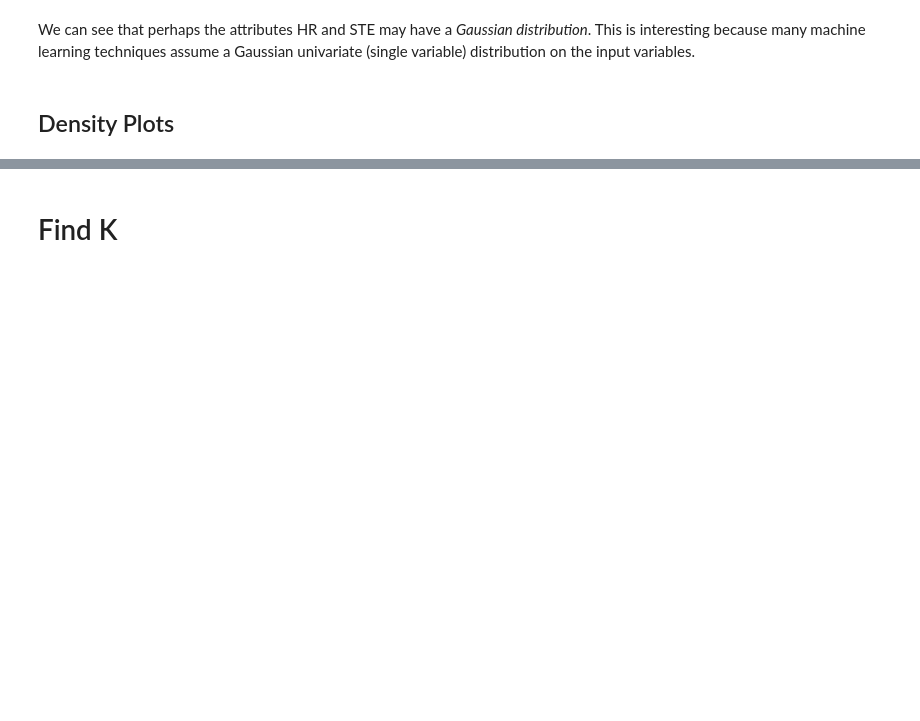
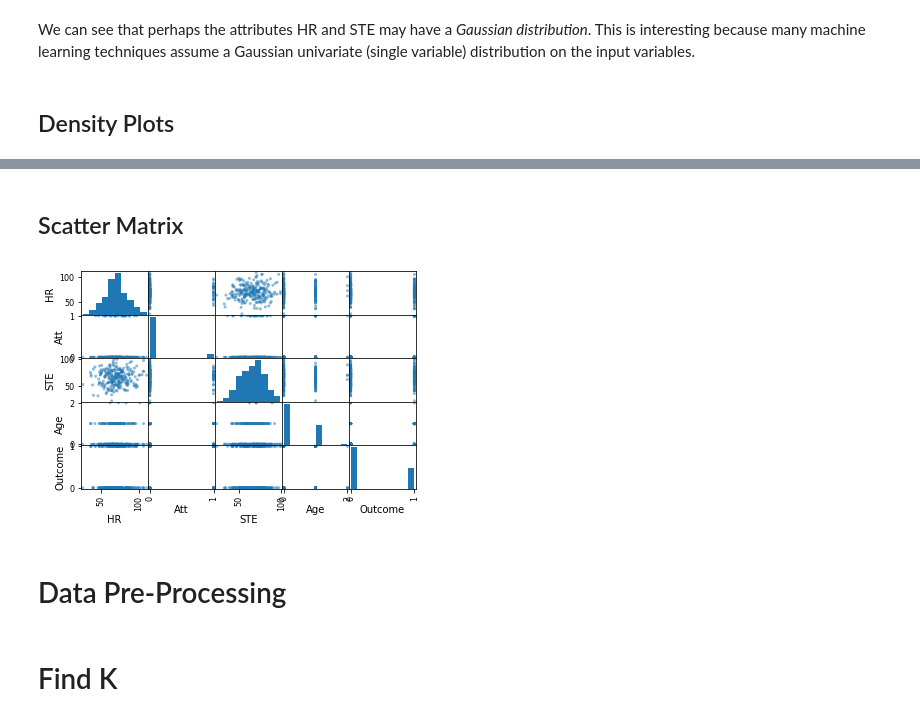
Before and after one commit to harperd/machine-learning, a Jupyter notebook: HeartAttackRisk.ipynb, the cells around one changed output, grey strips where cells are left out. Drawn from its saved outputs; the diff is of its cells as text; code cells hidden in the pictures; blank space fills up the shorter version.

```diff
--- a/HeartAttackRisk.ipynb
+++ b/HeartAttackRisk.ipynb
@@ -48,3 +96,13 @@ plt.show()
+# %% [markdown]
+## Scatter Matrix
+# %%
+from pandas.plotting import scatter_matrix
+scatter_matrix(file_data)
+plt.show()
+# %% [output]
+[figure, added]
+# %% [markdown]
+# Data Pre-Processing
 # %% [markdown]
 # Find K
 # %% [markdown]
```
Also changed, not shown: parts of 17 cells of this notebook.
